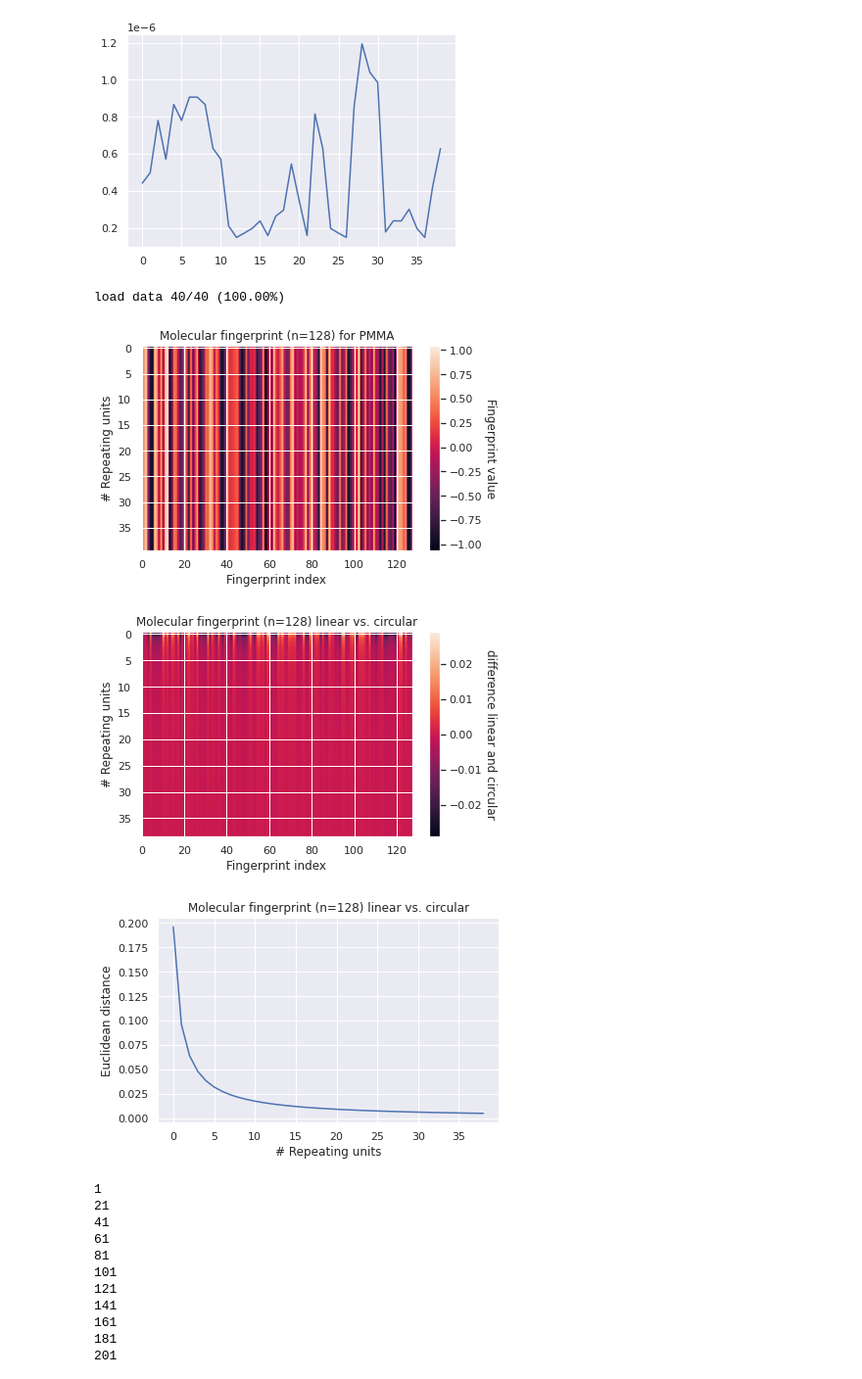
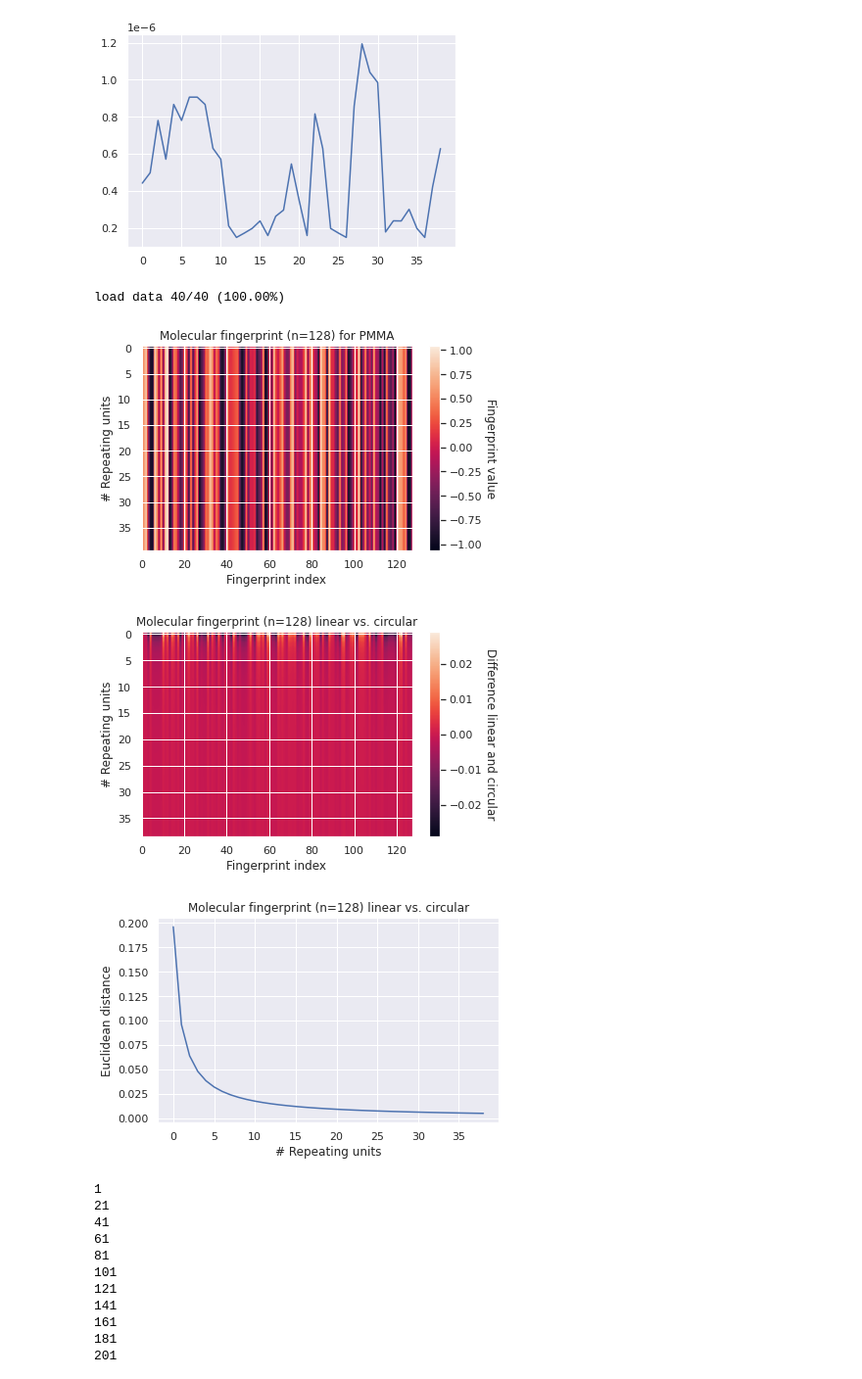
Before and after one commit to JulianKimmig/nanoparticle_size_prediction, a Jupyter notebook: notebooks/cirular_proof.ipynb, the cells around one changed output. Shown at 98% size. Drawn from its saved outputs; the diff is of its cells as text; code cells hidden in the pictures.

Commit message:
label capitalization

```diff
--- a/notebooks/cirular_proof.ipynb
+++ b/notebooks/cirular_proof.ipynb
@@ -127,35 +127,35 @@ plt.ylabel("# Repeating units")
 plt.xlabel("Fingerprint index")
 cbar = plt.colorbar()
 cbar.set_label('Fingerprint value', rotation=270, labelpad=15)
 plt.tight_layout()
 plt.savefig("circ_proof_fp.png",dpi=300)
 plt.show()
 plt.close()
 
 plt.imshow(distance_vec.astype(float), aspect='auto')
 plt.title("Molecular fingerprint (n={}) linear vs. circular".format(FP_SIZE))
 plt.ylabel("# Repeating units")
 plt.xlabel("Fingerprint index")
 cbar = plt.colorbar()
-cbar.set_label('difference linear and circular', rotation=270, labelpad=15)
+cbar.set_label('Difference linear and circular', rotation=270, labelpad=15)
 plt.tight_layout()
 plt.savefig("circ_proof_diff_fp.png",dpi=300)
 plt.show()
 plt.close()
 
 distances = np.array([np.linalg.norm(distance_vec[i]) for i in range(distance_vec.shape[0])])
 plt.plot(distances)
 plt.title("Molecular fingerprint (n={}) linear vs. circular".format(FP_SIZE))
 plt.xlabel("# Repeating units")
 plt.ylabel("Euclidean distance")
 plt.tight_layout()
 plt.savefig("circ_proof_euclid_dist.png",dpi=300)
 plt.show()
 plt.close()
 # %% [output]
 load data 40/40 (100.00%)
 [figure]
-[figure, old version]
+[figure, new version]
 [figure]
 # %%
 times=[]
```
Also changed, not shown: parts of 1 cell of this notebook, 3 other files.
